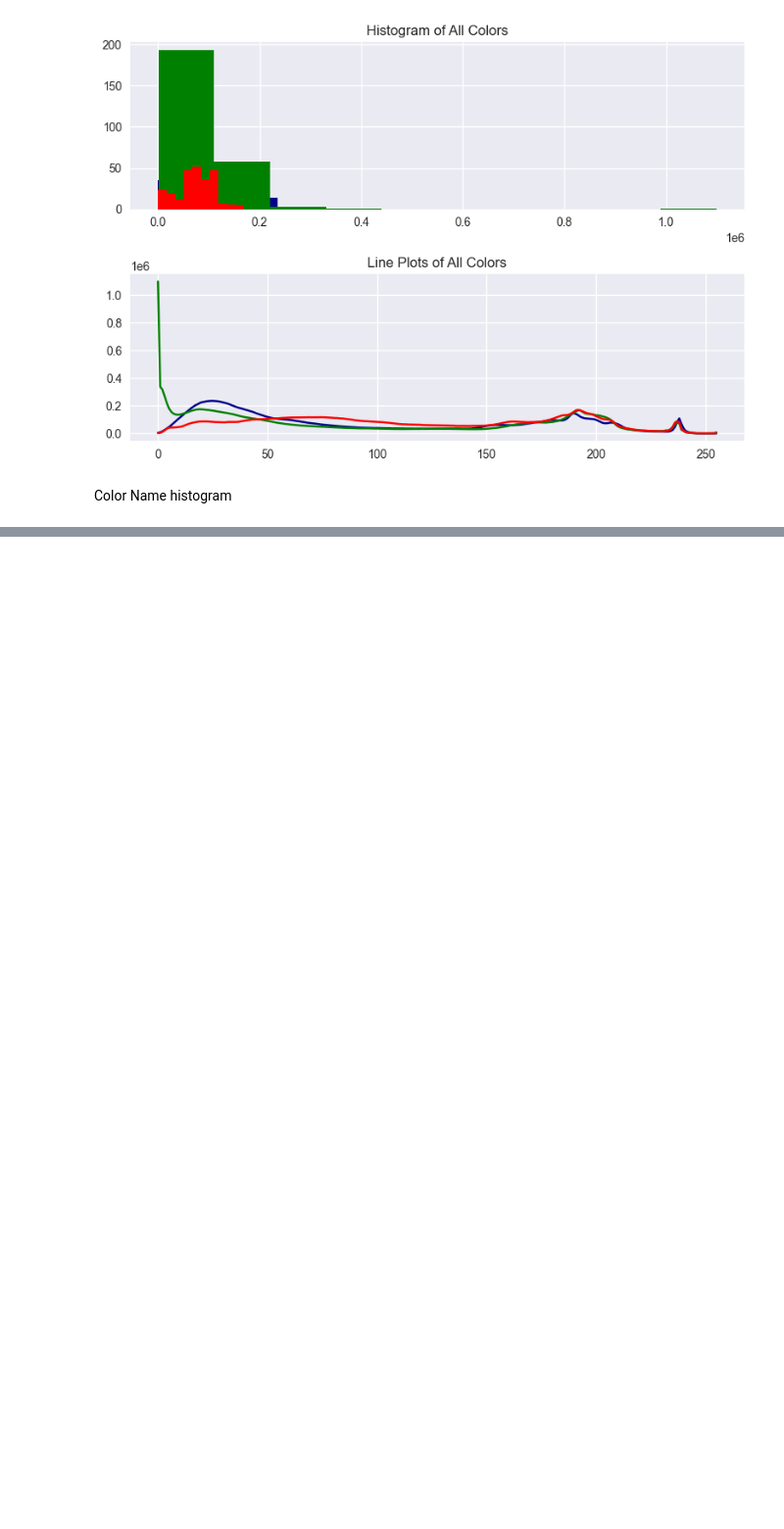
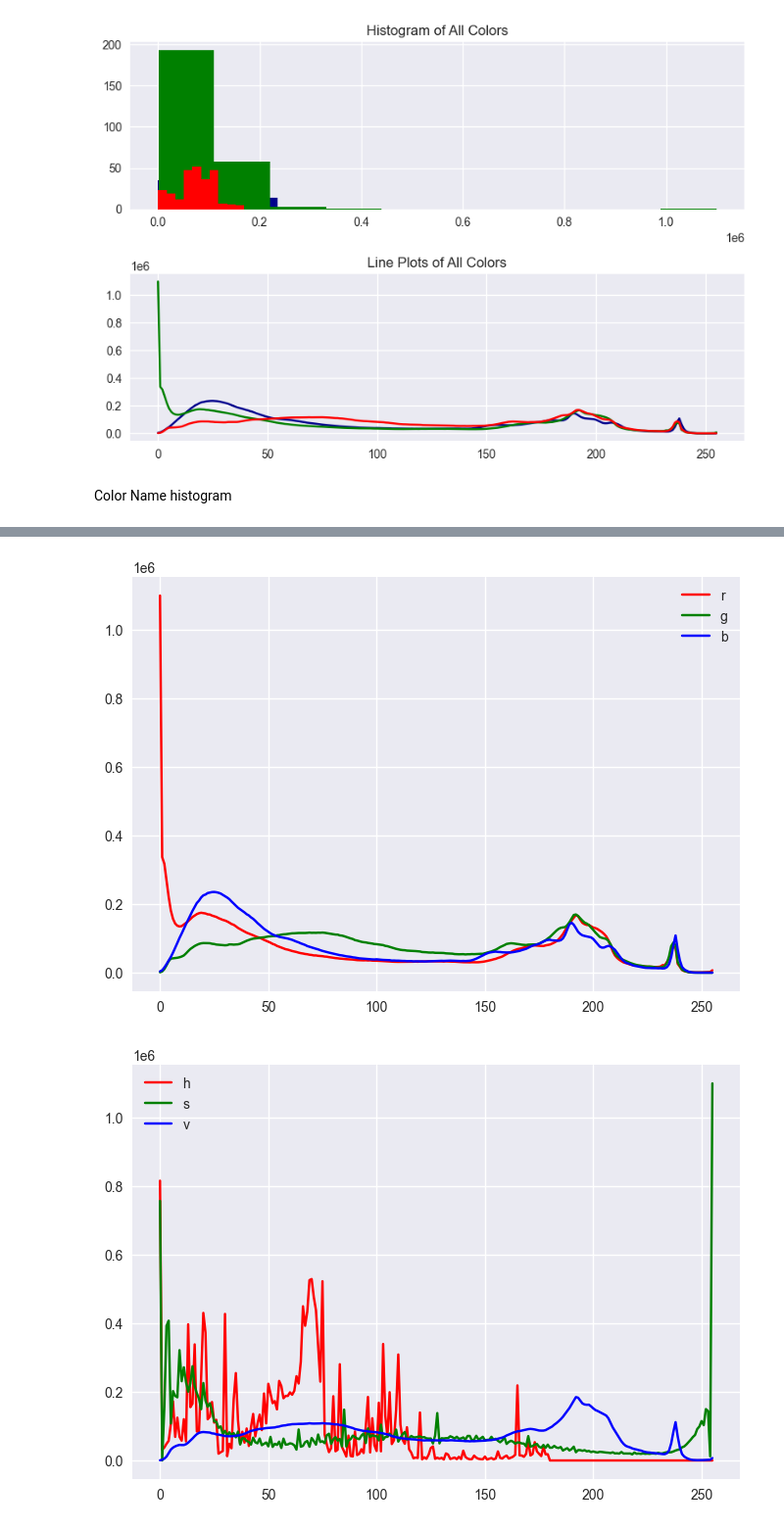
Before and after one commit to MohammadBadzohreh/machine_learning_final, a Jupyter notebook: main.ipynb, the cells around one changed output, grey strips where cells are left out. Shown at 98% size. Drawn from its saved outputs; the diff is of its cells as text; code cells hidden in the pictures; blank space fills up the shorter version.

```diff
--- a/main.ipynb
+++ b/main.ipynb
@@ -84,0 +139,30 @@ Color Name histogram
+# %%
+def show_img(path):
+
+    img = cv2.imread(path)
+    b, g, r = img[:,:,0], img[:,:,1], img[:,:,2]
+    hist_b = cv2.calcHist([b],[0],None,[256],[0,256])
+    hist_g = cv2.calcHist([g],[0],None,[256],[0,256])
+    hist_r = cv2.calcHist([r],[0],None,[256],[0,256])
+    plt.plot(hist_r, color='r', label="r")
+    plt.plot(hist_g, color='g', label="g")
+    plt.plot(hist_b, color='b', label="b")
+    plt.legend()
+    plt.show()
+    img2 = cv2.cvtColor(img, cv2.COLOR_BGR2HSV)
+    h, s, v = img2[:,:,0], img2[:,:,1], img2[:,:,2]
+    hist_h = cv2.calcHist([h],[0],None,[256],[0,256])
+    hist_s = cv2.calcHist([s],[0],None,[256],[0,256])
+    hist_v = cv2.calcHist([v],[0],None,[256],[0,256])
+    plt.plot(hist_h, color='r', label="h")
+    plt.plot(hist_s, color='g', label="s")
+    plt.plot(hist_v, color='b', label="v")
+    plt.legend()
+    plt.show()
+
+    return hist_r,hist_g, hist_b, hist_h, hist_s, hist_v
+# %%
+r,g,b,h,s,v = show_img("image/pexels-arian-malek-khosravi-3972462.jpg")
+# %% [output]
+[figure, added]
+[figure, added]
```
Also changed, not shown: parts of 6 cells of this notebook, 1 other file.
